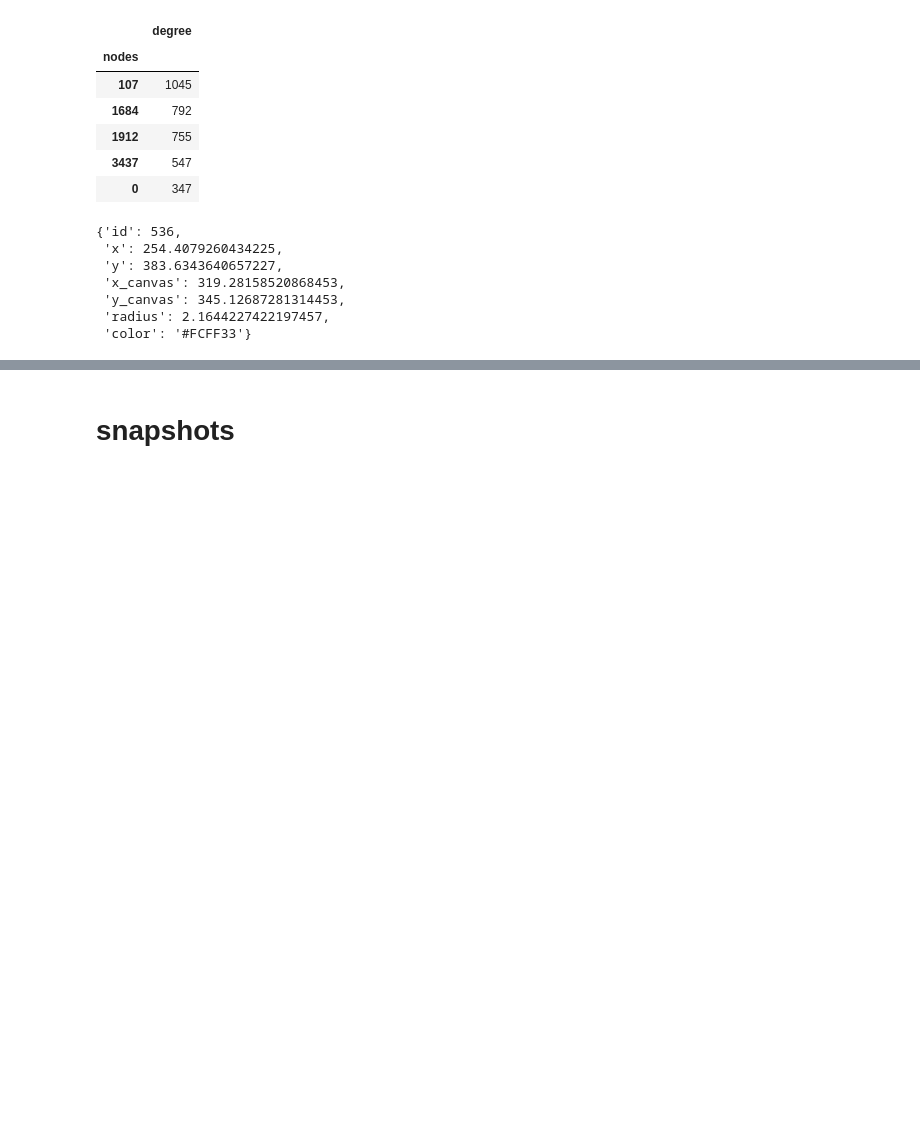
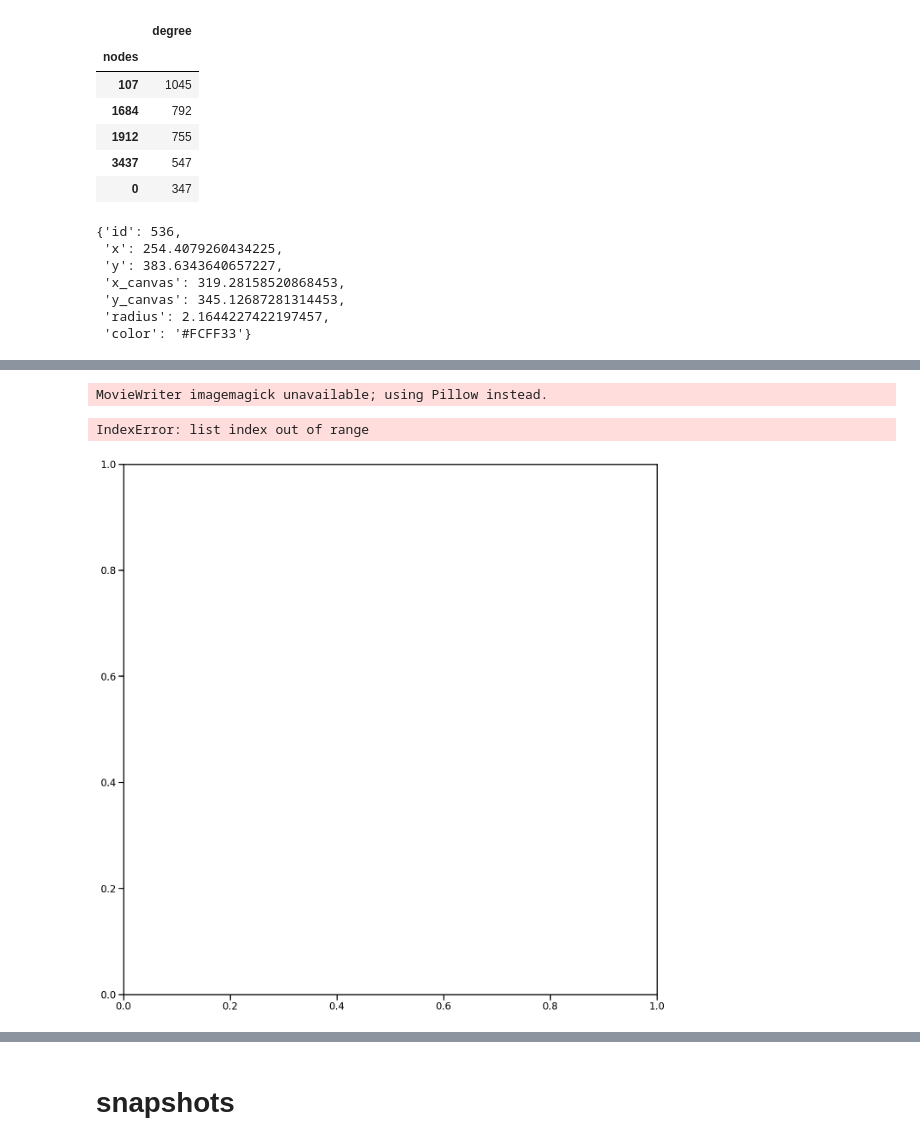
Before and after one commit to FernandoCarazoMelo/network-science, a Jupyter notebook: notebooks/02_FC_facebook_case_study.ipynb, the cells around one changed output, grey strips where cells are left out. Saved outputs shown, nothing was run; the diff lists cells and outputs as text; code cells hidden in the pictures; blank space fills up the shorter version.

```diff
--- a/notebooks/02_FC_facebook_case_study.ipynb
+++ b/notebooks/02_FC_facebook_case_study.ipynb
@@ -316,0 +317,37 @@ plt.show()
+# %%
+import numpy as np
+import networkx as nx
+import matplotlib.pyplot as plt
+from matplotlib import animation
+
+
+def simple_update(num,ax): # num, n, layout, G,
+    ax.clear()
+
+    # Draw the graph with random node colors
+    # random_colors = np.random.randint(2, size=n)
+    # nx.draw(G, pos=layout, node_color=random_colors, ax=ax)
+    # nf.draw_netwulf(stylized_network, figsize=16 , ax=ax)
+
+
+    # Set the title
+    ax.set_title("Frame {}".format(num))
+
+
+def simple_animation():
+
+    # Build plot
+    fig, ax = plt.subplots(figsize=(16,16))
+
+    # Create a graph and layout
+
+    ani = animation.FuncAnimation(fig, simple_update, frames=10, fargs=(ax)) # n, layout, G,
+    ani.save('animation_2.gif', writer='imagemagick')
+
+    plt.show()
+
+simple_animation()
+# %% [output]
+MovieWriter imagemagick unavailable; using Pillow instead.
+IndexError: list index out of range
+[figure, added]
```
Also changed, not shown: parts of 4 cells of this notebook.
